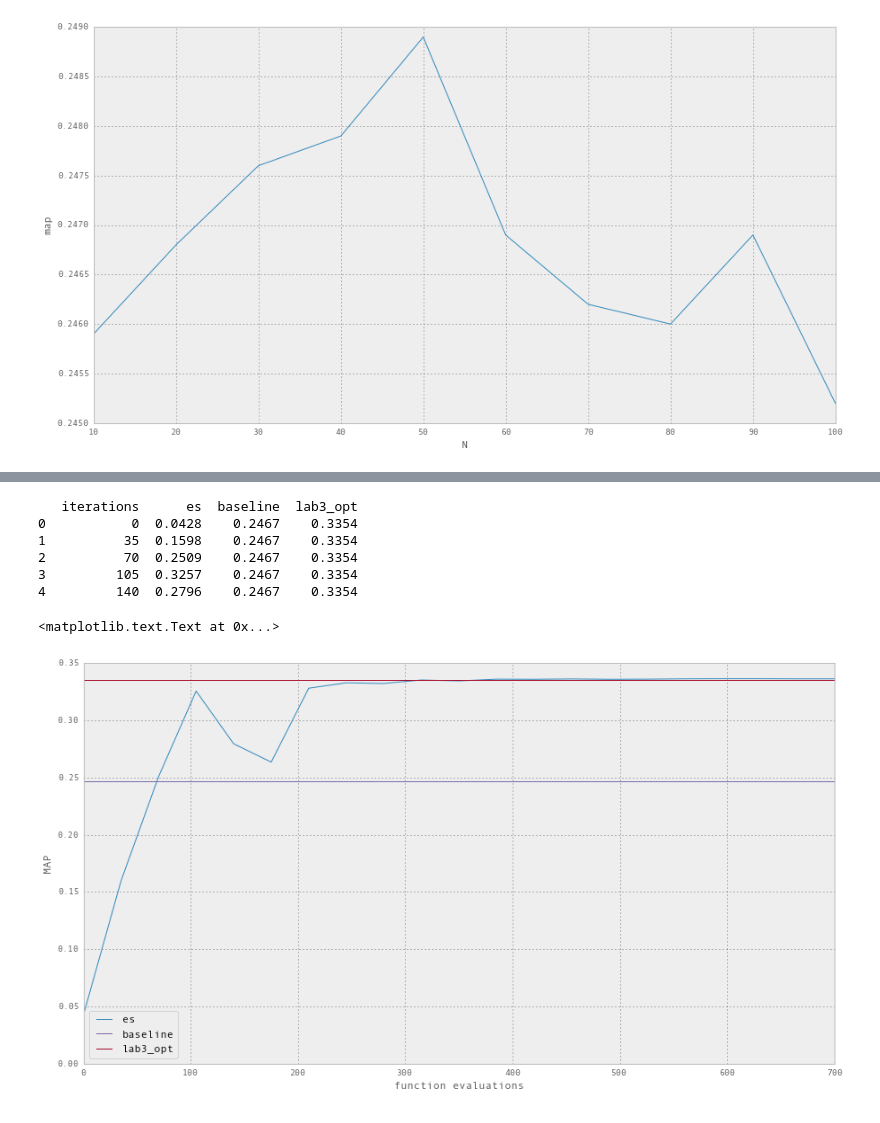
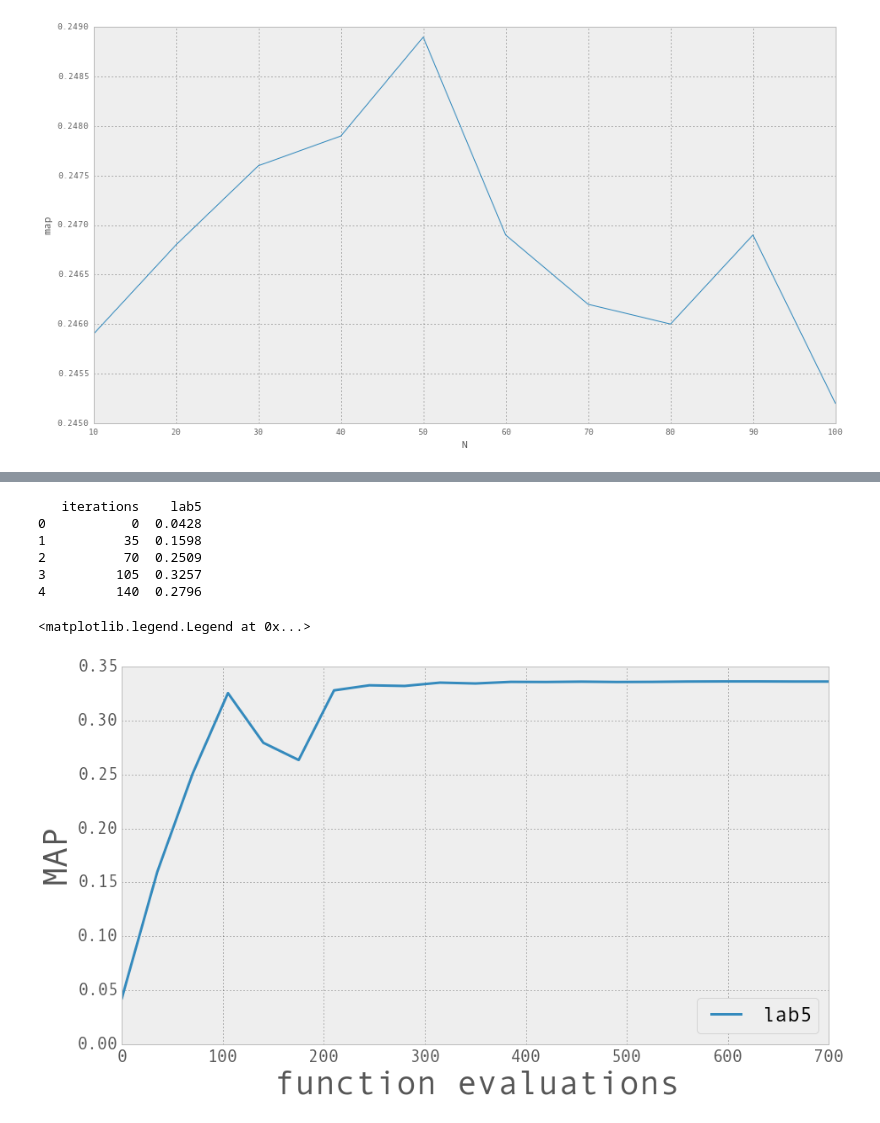
Before and after one commit to giuliolovisotto/information-retrieval, a Jupyter notebook: plots/plotting.ipynb, the cells around one changed output, grey strips where cells are left out. Saved outputs shown, nothing was run; the diff lists cells and outputs as text; code cells hidden in the pictures.

Commit message:
Plotting again, legend and axis font size.

```diff
--- a/plots/plotting.ipynb
+++ b/plots/plotting.ipynb
@@ -81,19 +104,21 @@ esl3.set_xlabel("function evaluations")
 # %%
 es_lab5 = pd.read_csv("es_lab5.txt")
 import numpy as np
 es_lab5['iterations'] = es_lab5['iterations'].multiply(35.0)
-es_lab5['baseline'] = pd.Series(np.ones(len(es_lab5))*0.2467, index=es_lab5.index)
-es_lab5['lab3_opt'] = pd.Series(np.ones(len(es_lab5))*0.3354, index=es_lab5.index)
+# es_lab5['baseline'] = pd.Series(np.ones(len(es_lab5))*0.2467, index=es_lab5.index)
+# es_lab5['lab3_opt'] = pd.Series(np.ones(len(es_lab5))*0.3354, index=es_lab5.index)
 print es_lab5.head(5)
-esl5 = es_lab5.plot(x=['iterations'], y=['es', 'baseline', 'lab3_opt'])
-esl5.set_ylabel("MAP")
-esl5.set_xlabel("function evaluations")
+esl5 = es_lab5.plot(x=['iterations'], y=['lab5'], linewidth=3)
+esl5.set_ylabel("MAP", fontsize=40)
+esl5.set_xlabel("function evaluations", fontsize=40)
+esl5.tick_params(axis='both', which='major', labelsize=20)
+esl5.legend(loc=4,prop={'size':25})
 # %% [output]
-   iterations      es  baseline  lab3_opt
-0           0  0.0428    0.2467    0.3354
-1          35  0.1598    0.2467    0.3354
-2          70  0.2509    0.2467    0.3354
-3         105  0.3257    0.2467    0.3354
-4         140  0.2796    0.2467    0.3354
+   iterations    lab5
+0           0  0.0428
+1          35  0.1598
+2          70  0.2509
+3         105  0.3257
+4         140  0.2796
-<matplotlib.text.Text at 0x...>
+<matplotlib.legend.Legend at 0x...>
-[figure, old version]
+[figure, new version]
```
Also changed, not shown: parts of 2 cells of this notebook, 6 other files.
